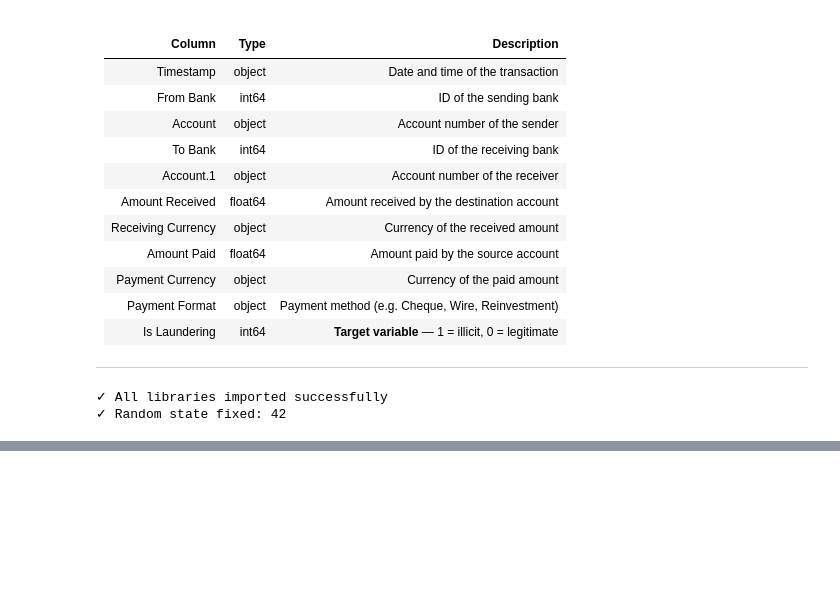
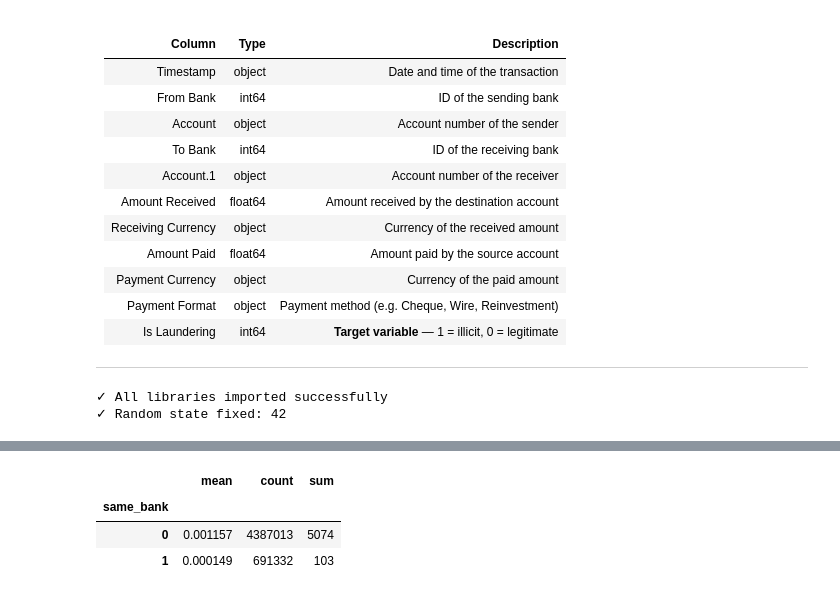
Before and after one commit to caiobernardinelli/amlguard, a Jupyter notebook: notebooks/git01_aml_pipeline.ipynb, the cells around one changed output, grey strips where cells are left out. Cells and saved outputs as stored; diff of their text form; code cells hidden in the pictures; blank space fills up the shorter version.

```diff
--- a/notebooks/git01_aml_pipeline.ipynb
+++ b/notebooks/git01_aml_pipeline.ipynb
@@ -162,0 +312,8 @@ Illicit transactions: 0.1019%
+# %%
+df['same_bank'] = (df['From Bank'] == df['To Bank']).astype(int)
+df.groupby('same_bank')['Is Laundering'].agg(['mean', 'count', 'sum'])
+# %% [output]
+|  | mean | count | sum |
+| same_bank |  |  |  |
+| 0 | 0.001157 | 4387013 | 5074 |
+| 1 | 0.000149 | 691332 | 103 |
```
Also changed, not shown: parts of 14 cells of this notebook.
